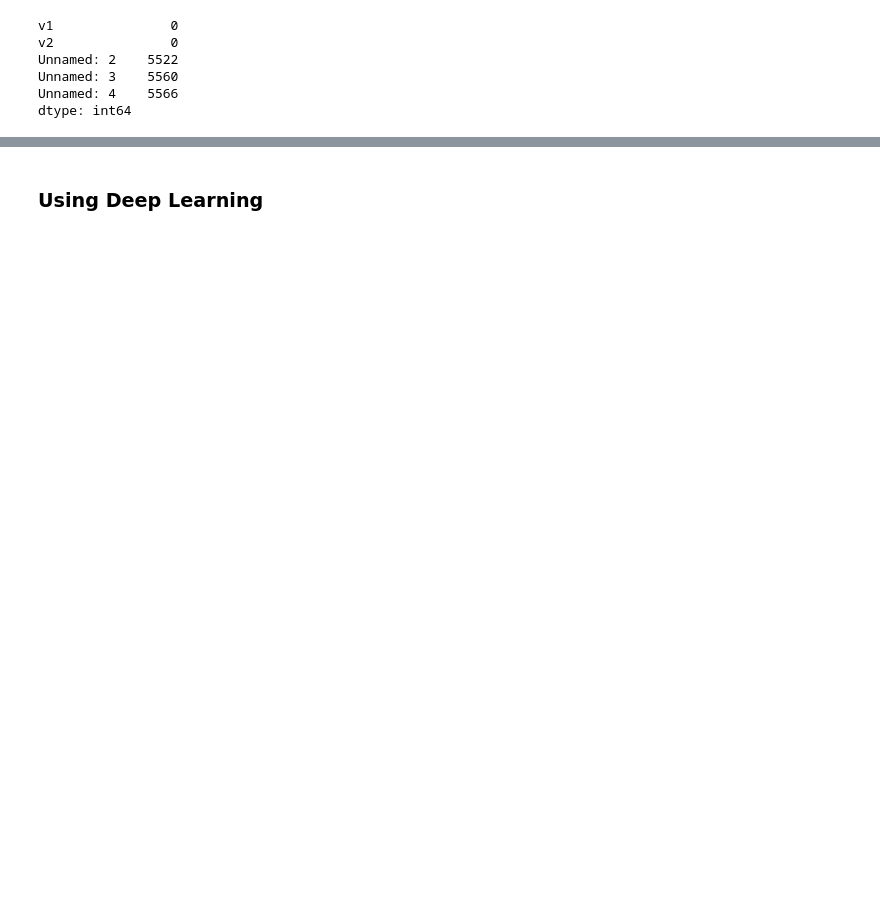
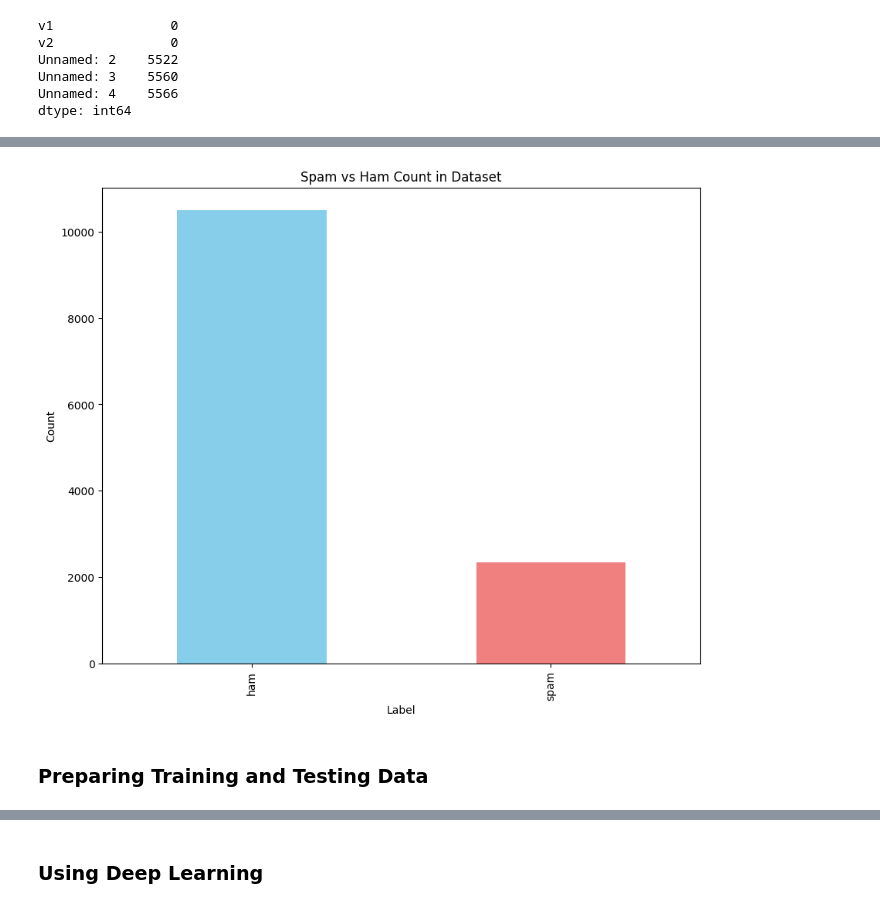
Before and after one commit to EzazAsif/Spam-Detector-Using-Ensamble-Learning, a Jupyter notebook: spam detector.ipynb, the cells around one changed output, grey strips where cells are left out. Drawn from its saved outputs; the diff is of its cells as text; code cells hidden in the pictures; blank space fills up the shorter version.

```diff
--- a/spam detector.ipynb
+++ b/spam detector.ipynb
@@ -30,6 +33,20 @@ if os.access("spam.csv", os.R_OK):
 else:
     print("File is open or you don't have permission to access it.")
 data = pd.read_csv("spam.csv", encoding='ISO-8859-1')
+# %%
+# Check if the file is open
+if os.access("mail_data.csv", os.R_OK):
+    data2 = pd.read_csv("mail_data.csv", encoding='ISO-8859-1')
+else:
+    print("File is open or you don't have permission to access it.")
+data2 = pd.read_csv("mail_data.csv", encoding='ISO-8859-1')#Read the CSV file
+# %%
+# Check if the file is open
+if os.access("Spam-Classification.csv", os.R_OK):
+    data3 = pd.read_csv("Spam-Classification.csv", encoding='ISO-8859-1')
+else:
+    print("File is open or you don't have permission to access it.")
+data3 = pd.read_csv("Spam-Classification.csv", encoding='ISO-8859-1')#Read the CSV file
 # %%
 print(data.tail())
 # %% [output]
@@ -61,3 +131,19 @@ y = data['v1']  # Labels ('ham'/'spam')
+# %%
+
+label_counts = data['v1'].value_counts() + data2['Category'].value_counts()+data3['ï»¿Class'].value_counts()+100
+
+plt.figure(figsize=(10,8))
+label_counts.plot(kind='bar', color=['skyblue', 'lightcoral'])
+
+plt.title('Spam vs Ham Count in Dataset')
+plt.xlabel('Label')
+plt.ylabel('Count')
+
+plt.show()
+# %% [output]
+[figure, added]
+# %% [markdown]
+### Preparing Training and Testing Data
 # %%
 # Changing the labels from 'ham' and 'spam' to 0 and 1
 y=LabelEncoder().fit_transform(y)
```
Also changed, not shown: parts of 21 cells of this notebook, 12 other files.
